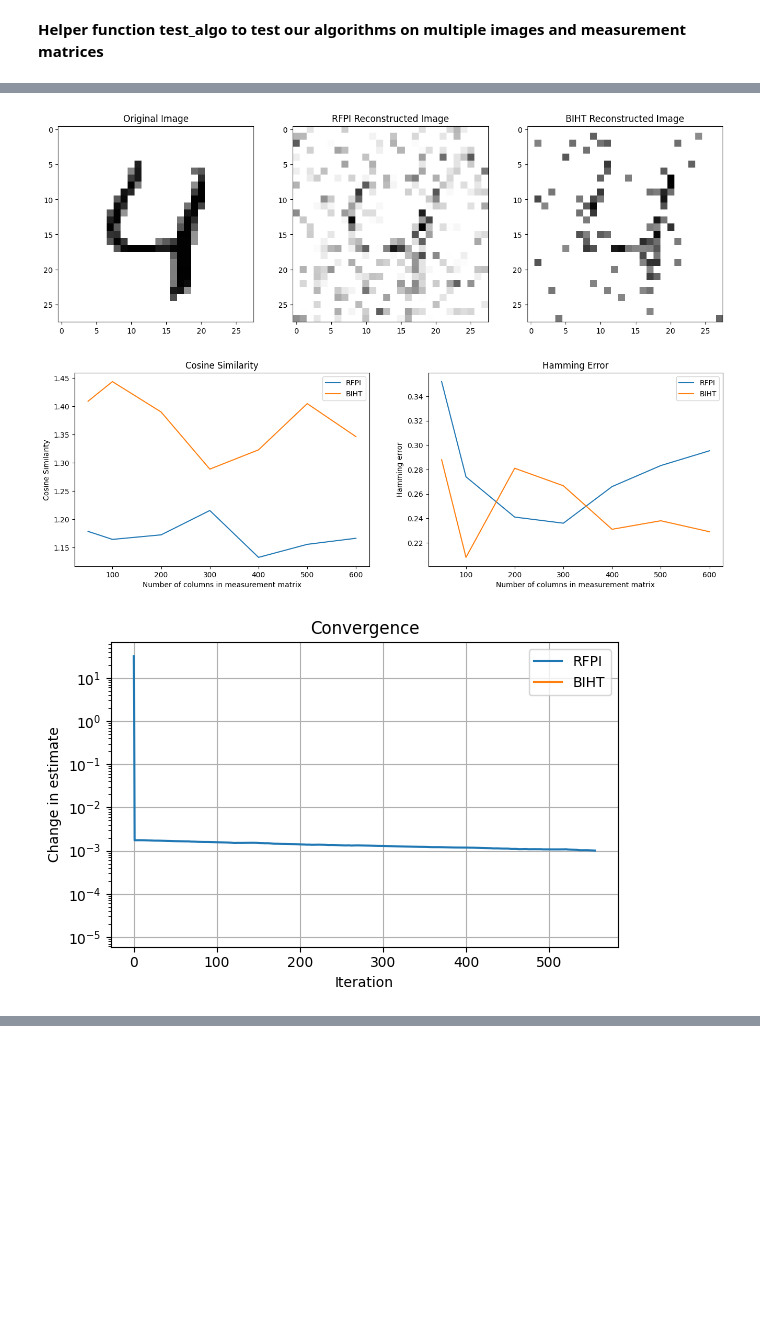
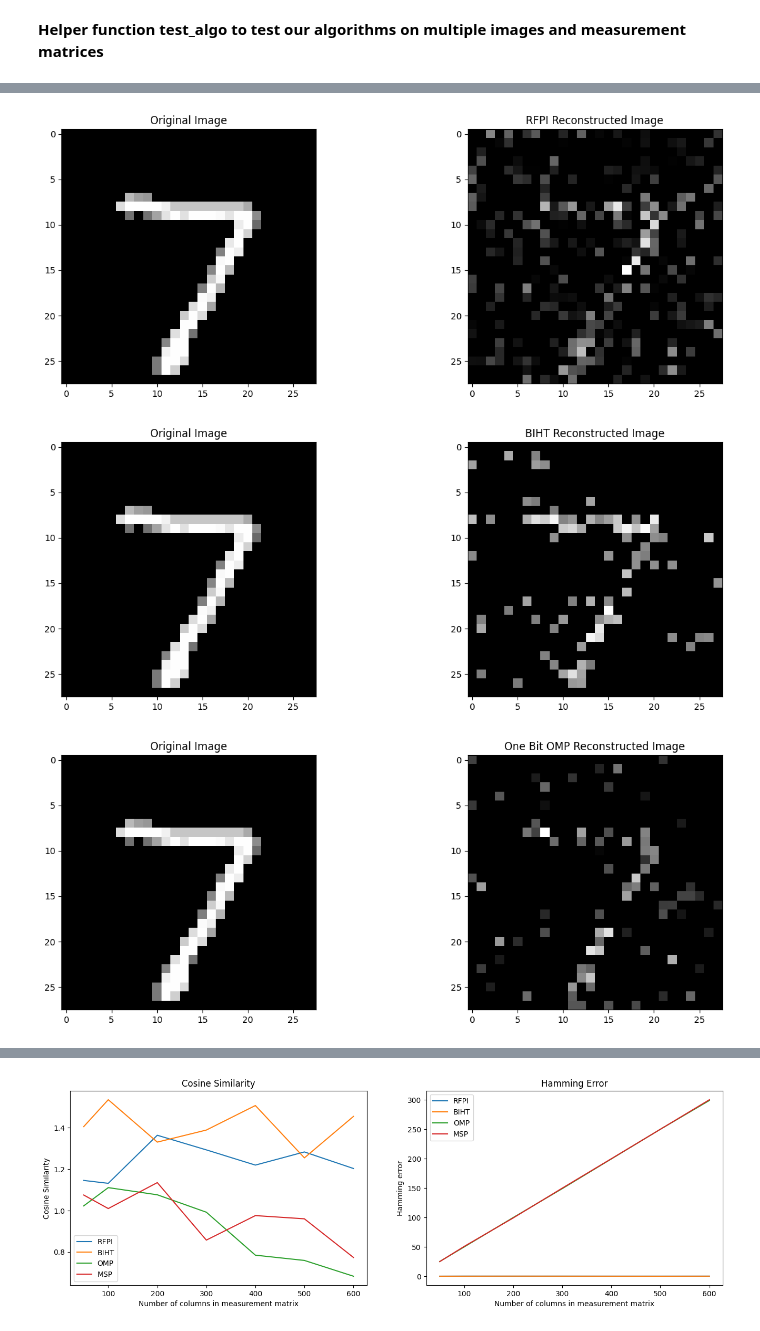
Before and after one commit to josephine-king/EE4740_ImageCompression, a Jupyter notebook: image_compression.ipynb, the cells around one changed output, grey strips where cells are left out. Drawn from its saved outputs; the diff is of its cells as text; code cells hidden in the pictures; blank space fills up the shorter version.

```diff
--- a/image_compression.ipynb
+++ b/image_compression.ipynb
@@ -233,9 +311,15 @@ def test_algo(algo, num_images, sparse_data, measurement_dims, step_size, lamda,
             elif (algo == "biht"):
                 estimate, convergence = biht(meas_matrix, measurement, lamda, step_size, sparsity, threshold, max_iter)
 
-            elif algo == "one_bit_omp":  # NEW: Call your 1-bit OMP
-                estimate, _ = one_bit_omp(meas_matrix, measurement.flatten(), sparsity)
-                convergence = None
+            elif (algo=='one_bit_omp'):
+                estimate, convergence=one_bit_omp(meas_matrix, measurement.flatten(), sparsity, max_iter)
+
+            elif(algo=='msp'):
+                estimate, convergence=msp(meas_matrix, measurement.flatten(), sparsity, max_iter)
+
+            elif(algo=='inbuilt_solver'):
+                estimate,convergence=convex_l1_sign(meas_matrix, measurement.flatten(), max_iters=1000)
+
 
             # Renormalize for plotting
             estimate = abs(estimate) * 255/(np.max(abs(estimate)))
@@ -254,41 +338,60 @@ def test_algo(algo, num_images, sparse_data, measurement_dims, step_size, lamda,
 # %%
 meas_matrix_dims = [50,100,200,300,400,500,600]
-num_img = 5
+num_img = 1
 data = import_mnist_data(num_img)
 sparse_data = sparsify_data(data, 100)
 
 mses_rfpi, hamming_errors_rfpi, curr_data, estimate_rfpi, convergence_rfpi = test_algo("rfpi", num_img, sparse_data, meas_matrix_dims, 1e-5, 0.1, 0, 1e-3, 1000)
 mses_biht, hamming_errors_biht, curr_data, estimate_biht, convergence_biht = test_algo("biht", num_img, sparse_data, meas_matrix_dims, 1e-5, 0.1, 80, 1e-3, 1000)
+mses_omp, hamming_errors_omp, curr_data, estimate_omp, convergence_omp = test_algo("one_bit_omp", num_img, sparse_data, meas_matrix_dims, 1e-5, 0.1, 80, 1e-3, 1000)
+mses_msp, hamming_errors_msp, curr_data, estimate_msp, convergence_msp = test_algo("msp", num_img, sparse_data, meas_matrix_dims, 1e-5, 0.1, 80, 1e-3, 1000)
+mses_cvx, hamming_errors_cvx, curr_data, estimate_cvx, convergence_cvx = test_algo("inbuilt_solver", num_img, sparse_data, meas_matrix_dims, 1e-5, 0.1, 80, 1e-3, 1000)
 
-plot_rfpi_biht(curr_data, estimate_rfpi, estimate_biht)
+
+
+plot_algos(curr_data, estimate_rfpi, "RFPI Reconstructed Image")
+plot_algos(curr_data, estimate_biht, "BIHT Reconstructed Image")
+
+plot_algos(curr_data, estimate_omp, "One Bit OMP Reconstructed Image")
+plot_algos(curr_data, estimate_msp, "MSP Reconstructed Image")
+
+plot_algos(curr_data, estimate_cvx, "CVX Reconstructed Image")
+
+
 
 fig, axs = plt.subplots(1, 2)
 fig.set_figwidth(16)
 axs[0].plot(meas_matrix_dims, mses_rfpi)
 axs[0].plot(meas_matrix_dims, mses_biht)
+axs[0].plot(meas_matrix_dims,mses_omp)
+axs[0].plot(meas_matrix_dims,mses_msp)
 axs[0].set_title("Cosine Similarity")
 axs[0].set_xlabel("Number of columns in measurement matrix")
 axs[0].set_ylabel("Cosine Similarity")
-axs[0].legend(["RFPI", "BIHT"])
+axs[0].legend(["RFPI", "BIHT","OMP","MSP"])
 axs[1].plot(meas_matrix_dims, hamming_errors_rfpi)
 axs[1].plot(meas_matrix_dims, hamming_errors_biht)
+axs[1].plot(meas_matrix_dims,hamming_errors_omp)
+axs[1].plot(meas_matrix_dims,hamming_errors_msp)
 axs[1].set_title("Hamming Error")
 axs[1].set_xlabel("Number of columns in measurement matrix")
 axs[1].set_ylabel("Hamming error")
-axs[1].legend(["RFPI", "BIHT"])
+axs[1].legend(["RFPI", "BIHT","OMP","MSP"])
 plt.show()
 
 plt.figure(figsize=(6, 4))
 plt.semilogy(convergence_rfpi)
 plt.semilogy(convergence_biht)
+plt.semilogy(convergence_omp)
+plt.semilogy(convergence_msp)
 plt.xlabel("Iteration")
 plt.ylabel("Change in estimate")
 plt.title("Convergence")
-plt.legend(["RFPI", "BIHT"])
+plt.legend(["RFPI", "BIHT","OMP", "MSP"])
 plt.grid(True)
 plt.tight_layout()
 plt.show()
 # %% [output]
-[figure, old version]
+[figure, new version]
-[figure, old version]
+[figure, new version]
-[figure, old version]
+[figure, new version]
@@ -294,0 +400 @@ plt.show()
+[figure, added]
```
Also changed, not shown: parts of 27 cells of this notebook.
